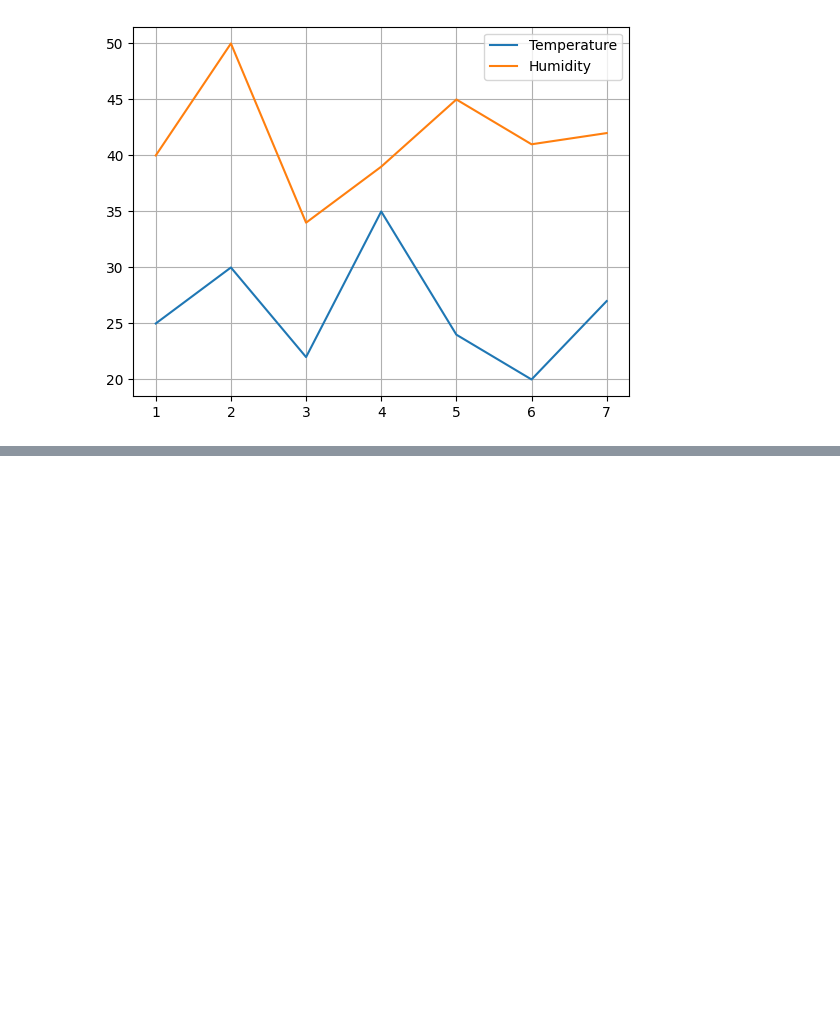
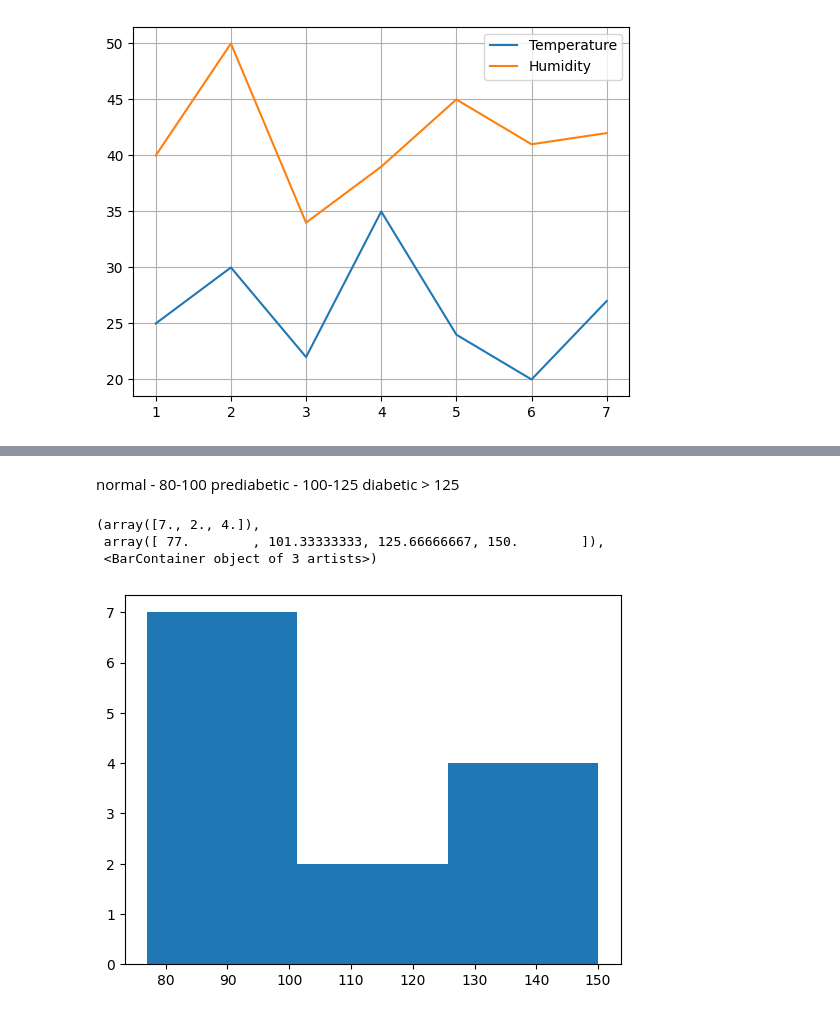
Before and after one commit to MboyaDan/Datascience, a Jupyter notebook: matplotlib/intro.ipynb, the cells around one changed output, grey strips where cells are left out. Drawn from its saved outputs; the diff is of its cells as text; code cells hidden in the pictures; blank space fills up the shorter version.

```diff
--- a/matplotlib/intro.ipynb
+++ b/matplotlib/intro.ipynb
@@ -37,0 +82,11 @@ plt.grid()
+# %% [markdown]
+normal - 80-100
+prediabetic - 100-125
+diabetic > 125
+# %%
+plt.hist(blood_sugar,bins=3)
+# %% [output]
+(array([7., 2., 4.]),
+ array([ 77.        , 101.33333333, 125.66666667, 150.        ]),
+ <BarContainer object of 3 artists>)
+[figure, added]
```
Also changed, not shown: parts of 27 cells of this notebook, 1 other file.
